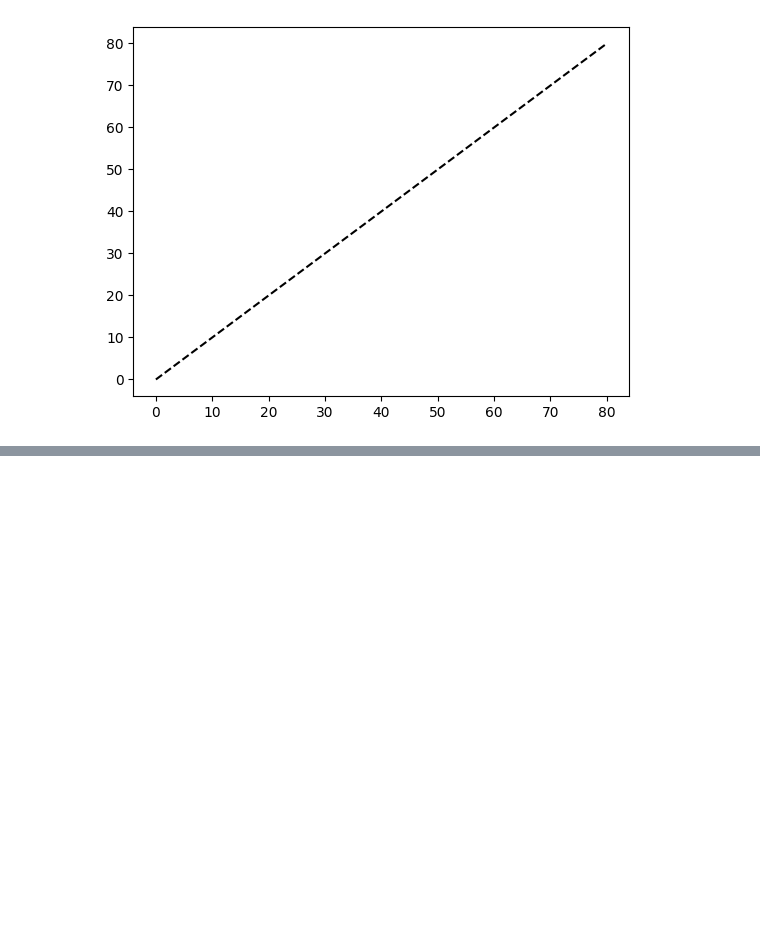
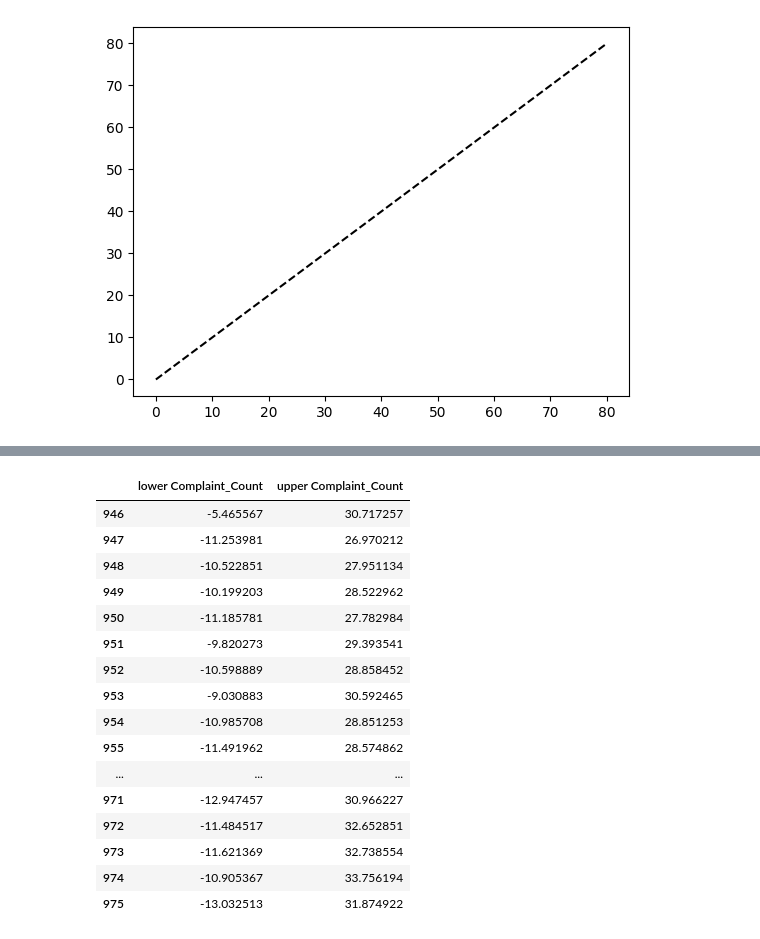
Before and after one commit to susantkumarsahoo/TimeSeriesForecasting_End_To_End, a Jupyter notebook: notebooks/11_note.ipynb, the cells around one changed output, grey strips where cells are left out. Saved outputs shown, nothing was run; the diff lists cells and outputs as text; code cells hidden in the pictures; blank space fills up the shorter version.

```diff
--- a/notebooks/11_note.ipynb
+++ b/notebooks/11_note.ipynb
@@ -364,0 +409,20 @@ forecast_ci.index = future_dates
+# %%
+forecast_ci
+# %% [output]
+|  | lower Complaint_Count | upper Complaint_Count |
+| 946 | -5.465567 | 30.717257 |
+| 947 | -11.253981 | 26.970212 |
+| 948 | -10.522851 | 27.951134 |
+| 949 | -10.199203 | 28.522962 |
+| 950 | -11.185781 | 27.782984 |
+| 951 | -9.820273 | 29.393541 |
+| 952 | -10.598889 | 28.858452 |
+| 953 | -9.030883 | 30.592465 |
+| 954 | -10.985708 | 28.851253 |
+| 955 | -11.491962 | 28.574862 |
+| ... | ... | ... |
+| 971 | -12.947457 | 30.966227 |
+| 972 | -11.484517 | 32.652851 |
+| 973 | -11.621369 | 32.738554 |
+| 974 | -10.905367 | 33.756194 |
+| 975 | -13.032513 | 31.874922 |
```
Also changed, not shown: parts of 3 cells of this notebook, 2 other files.
